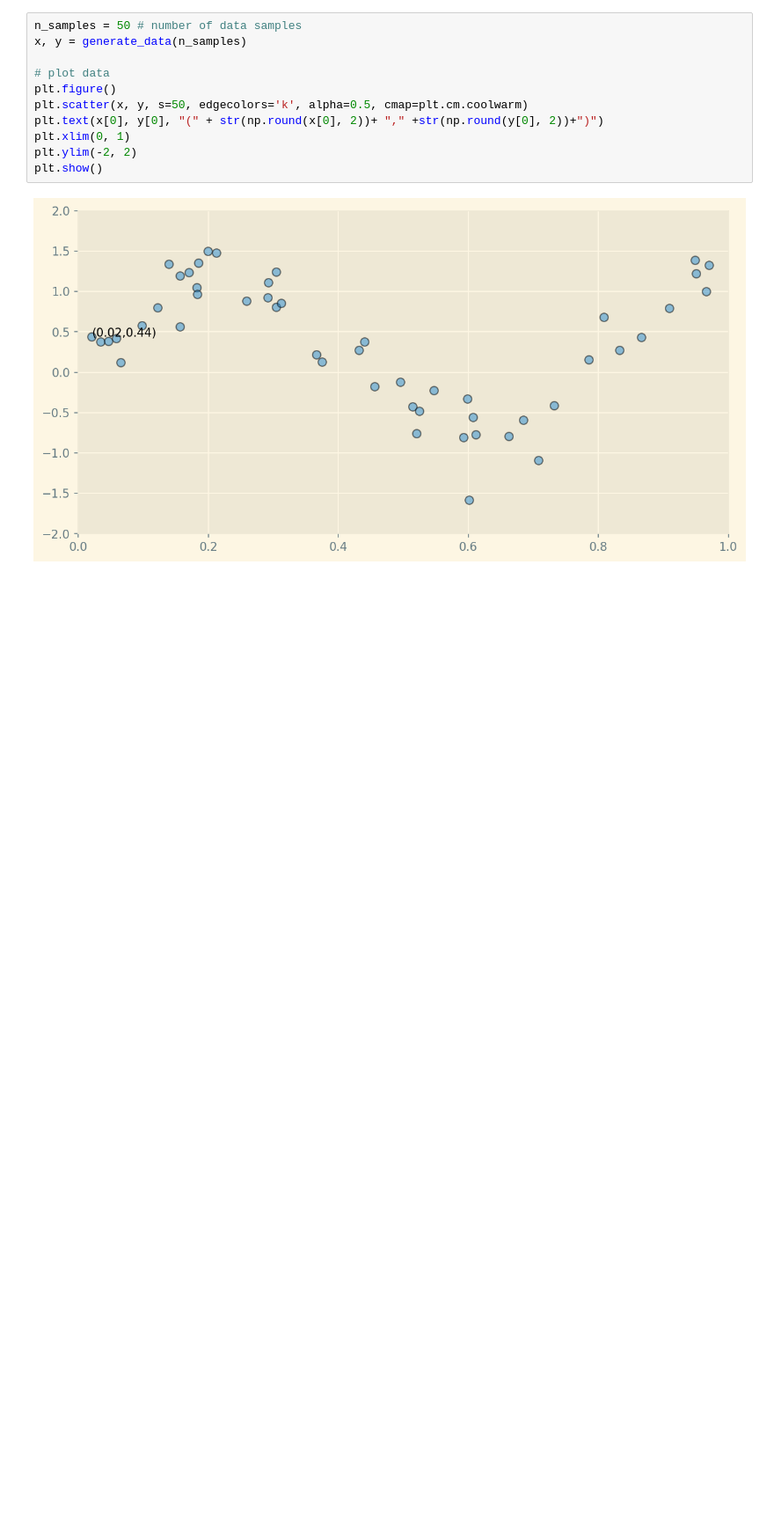
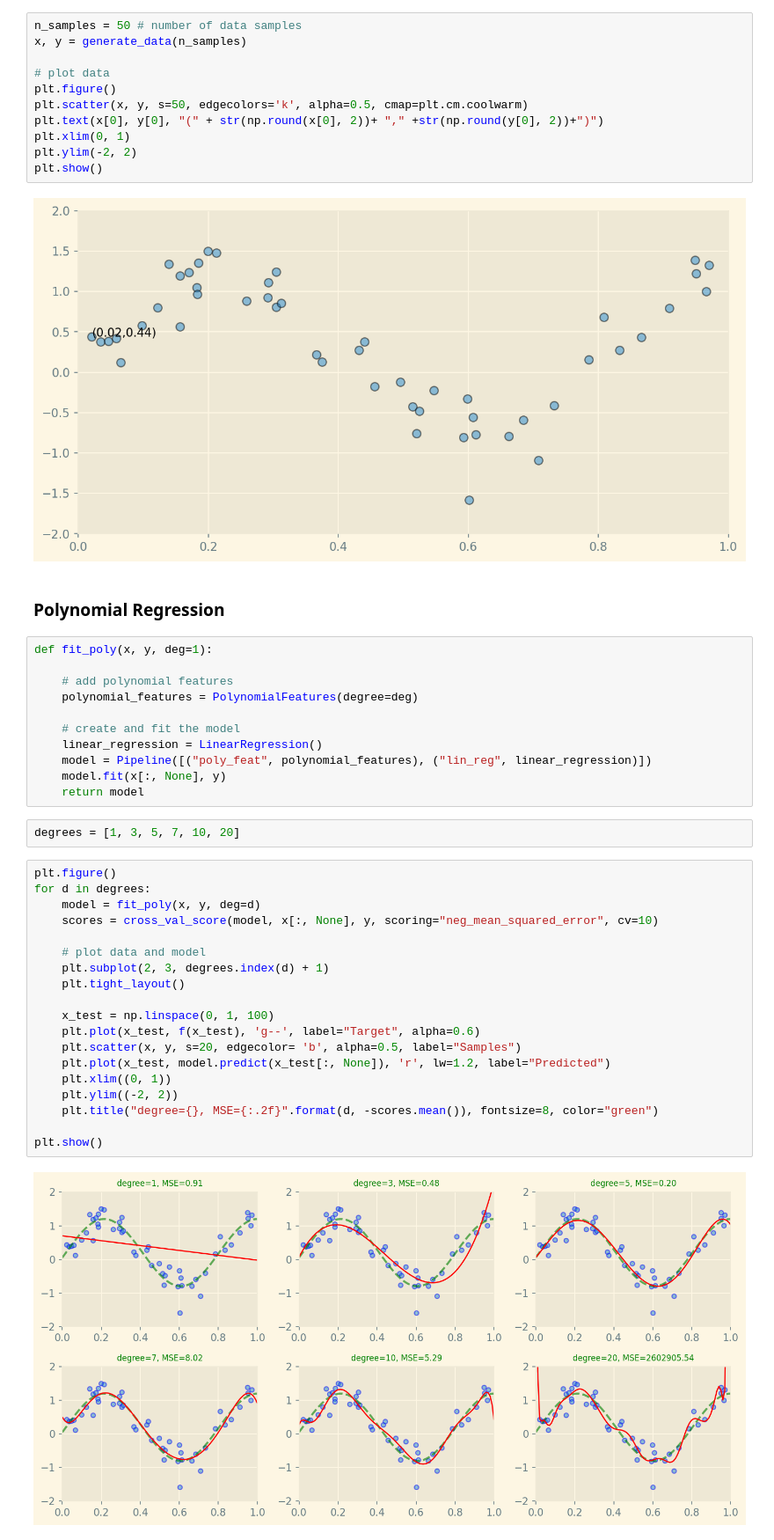
Before and after one commit to codingjustfortest/Logistic-Regression----BiShop-example, a Jupyter notebook: Overfitting-Regularization.ipynb, the cells around one changed output. Shown: that part at 88% size. Cells and saved outputs as stored; diff of their text form; blank space fills up the shorter version.

Commit message:
Commit polynomial regression update

```diff
--- a/Overfitting-Regularization.ipynb
+++ b/Overfitting-Regularization.ipynb
@@ -62,3 +62,39 @@ plt.ylim(-2, 2)
 plt.show()
 # %% [output]
 [figure]
+# %% [markdown]
+### Polynomial Regression
+# %%
+def fit_poly(x, y, deg=1):
+
+    # add polynomial features
+    polynomial_features = PolynomialFeatures(degree=deg)
+
+    # create and fit the model
+    linear_regression = LinearRegression()
+    model = Pipeline([("poly_feat", polynomial_features), ("lin_reg", linear_regression)])
+    model.fit(x[:, None], y)
+    return model
+# %%
+degrees = [1, 3, 5, 7, 10, 20]
+# %%
+plt.figure()
+for d in degrees:
+    model = fit_poly(x, y, deg=d)
+    scores = cross_val_score(model, x[:, None], y, scoring="neg_mean_squared_error", cv=10)
+
+    # plot data and model
+    plt.subplot(2, 3, degrees.index(d) + 1)
+    plt.tight_layout()
+
+    x_test = np.linspace(0, 1, 100)
+    plt.plot(x_test, f(x_test), 'g--', label="Target", alpha=0.6)
+    plt.scatter(x, y, s=20, edgecolor= 'b', alpha=0.5, label="Samples")
+    plt.plot(x_test, model.predict(x_test[:, None]), 'r', lw=1.2, label="Predicted")
+    plt.xlim((0, 1))
+    plt.ylim((-2, 2))
+    plt.title("degree={}, MSE={:.2f}".format(d, -scores.mean()), fontsize=8, color="green")
+
+plt.show()
+# %% [output]
+[figure, added]
```
